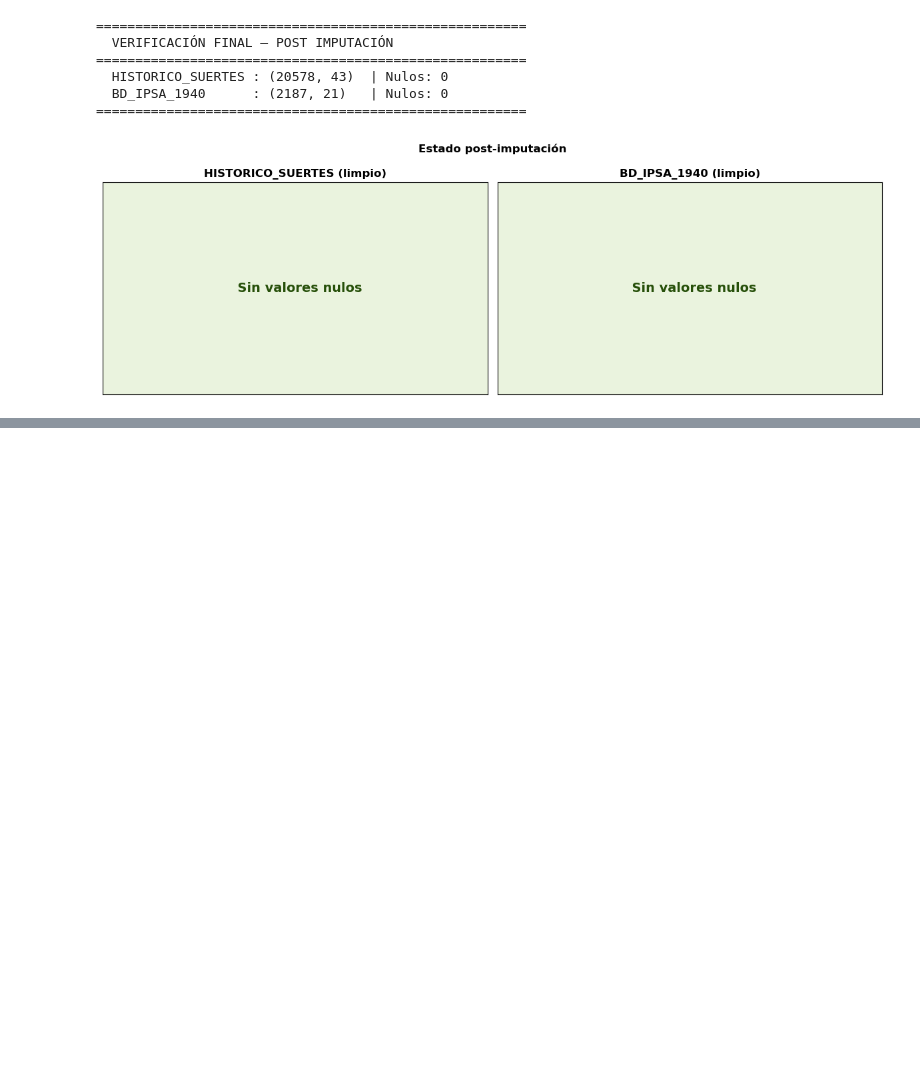
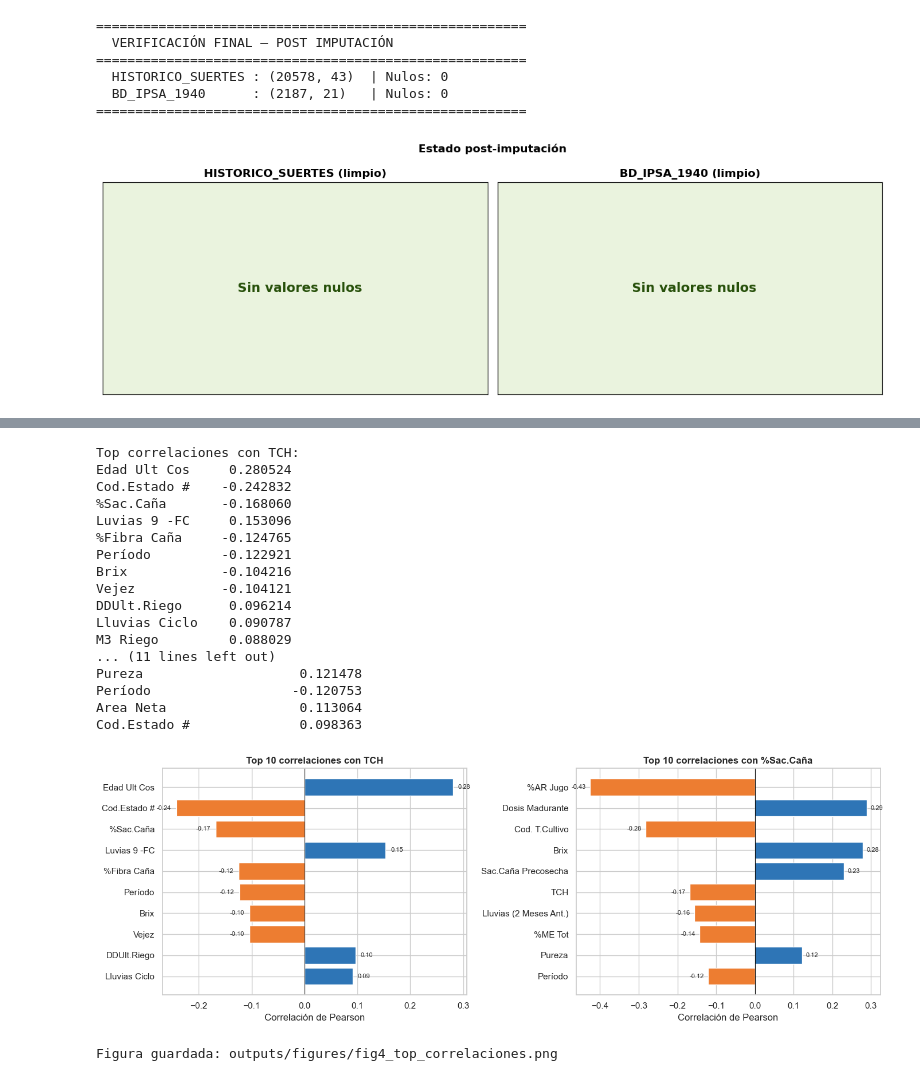
Before and after one commit to LissaAN1/prediccion-cana-LABAPO3, a Jupyter notebook: lab1.ipynb, the cells around one changed output, grey strips where cells are left out. Cells and saved outputs as stored; diff of their text form; code cells hidden in the pictures; blank space fills up the shorter version.

```diff
--- a/lab1.ipynb
+++ b/lab1.ipynb
@@ -527,0 +495,47 @@ print(vif_data.sort_values(by="VIF", ascending=False))
+# %%
+# Top correlaciones con los targets
+for target in ["TCH", "%Sac.Caña"]:
+    if target in corr_matrix.columns:
+        top = corr_matrix[target].drop(index=[target]).abs().sort_values(ascending=False).head(12)
+        print(f"\nTop correlaciones con {target}:")
+        print(corr_matrix[target].drop(index=[target]).loc[top.index].to_string())
+
+# Figura: Top correlaciones con TCH y Sac
+fig, axes = plt.subplots(1, 2, figsize=(14, 5))
+for ax, target in zip(axes, ["TCH", "%Sac.Caña"]):
+    if target in corr_matrix.columns:
+        top_corr = corr_matrix[target].drop(index=[target]).abs().sort_values(ascending=False).head(10)
+        vals = corr_matrix[target].loc[top_corr.index]
+        colors_bar = ["#2E75B6" if v > 0 else "#ED7D31" for v in vals]
+        ax.barh(top_corr.index[::-1], vals[::-1], color=colors_bar[::-1])
+        ax.axvline(0, color='black', linewidth=0.8)
+        ax.set_title(f"Top 10 correlaciones con {target}", fontweight='bold')
+        ax.set_xlabel("Correlación de Pearson")
+        for j, (idx, v) in enumerate(zip(top_corr.index[::-1], vals[::-1])):
+            ax.text(v + (0.01 if v >= 0 else -0.01), j, f"{v:.2f}",
+                    va='center', ha='left' if v >= 0 else 'right', fontsize=8)
+
+plt.tight_layout()
+plt.savefig("outputs/figures/fig4_top_correlaciones.png", dpi=150, bbox_inches='tight')
+plt.show()
+print("Figura guardada: outputs/figures/fig4_top_correlaciones.png")
+# %% [output]
+Top correlaciones con TCH:
+Edad Ult Cos     0.280524
+Cod.Estado #    -0.242832
+%Sac.Caña       -0.168060
+Luvias 9 -FC     0.153096
+%Fibra Caña     -0.124765
+Período         -0.122921
+Brix            -0.104216
+Vejez           -0.104121
+DDUlt.Riego      0.096214
+Lluvias Ciclo    0.090787
+M3 Riego         0.088029
+... (11 lines left out)
+Pureza                    0.121478
+Período                  -0.120753
+Area Neta                 0.113064
+Cod.Estado #              0.098363
+[figure, added]
+Figura guardada: outputs/figures/fig4_top_correlaciones.png
```
Also changed, not shown: parts of 36 cells of this notebook, 5 other files.
